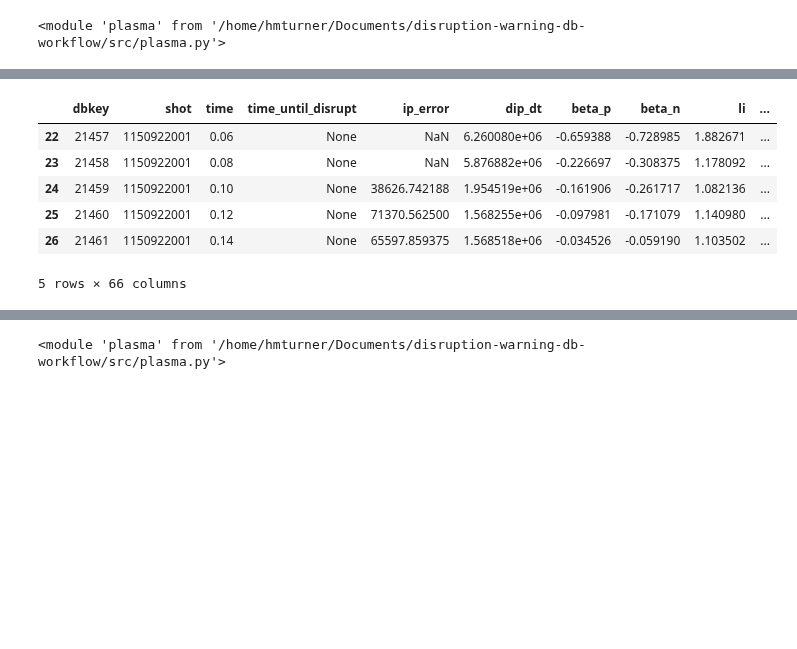
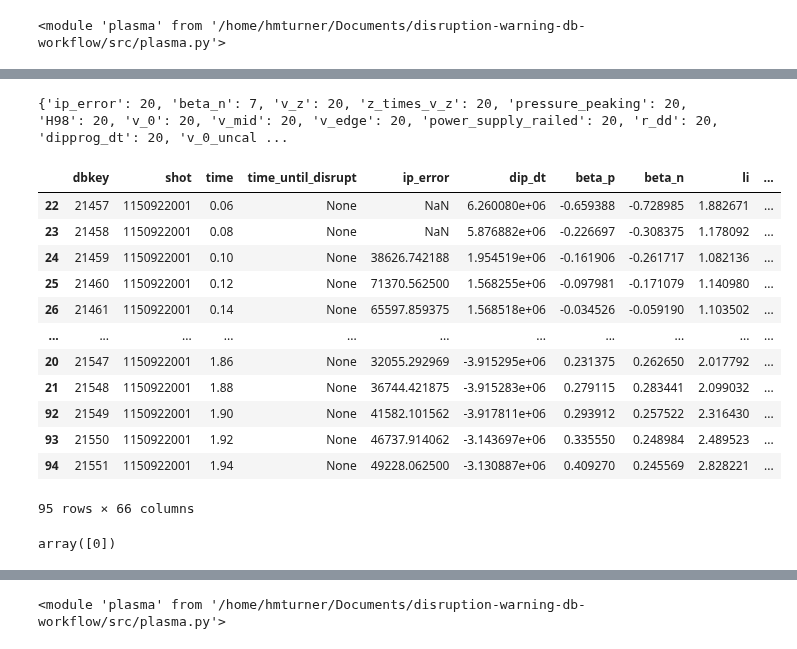
Before and after one commit to MIT-PSFC/disruption-py, a Jupyter notebook: src/examples.ipynb, the cells around one changed output, grey strips where cells are left out. Drawn from its saved outputs; the diff is of its cells as text; code cells hidden in the pictures; blank space fills up the shorter version.

```diff
--- a/src/examples.ipynb
+++ b/src/examples.ipynb
@@ -12,12 +97,28 @@ importlib.reload(plasma)
+# %%
+print(na_value_dict)
+# %% [output]
+{'ip_error': 20, 'beta_n': 7, 'v_z': 20, 'z_times_v_z': 20, 'pressure_peaking': 20, 'H98': 20, 'v_0': 20, 'v_mid': 20, 'v_edge': 20, 'power_supply_railed': 20, 'r_dd': 20, 'dipprog_dt': 20, 'v_0_uncal ...
 # %%
     test_handler = database.DatabaseHandler.create_cmod_handler()
-    test_shot = test_handler.get_shot('1150922001')
-    test_shot.data.sort_values('time').head()
+    disruption_shots = test_handler.get_disruption_shotlist()
+    test_shot = test_handler.get_shot('1150922001') # Make default time sorted
+    test_shot.data.sort_values('time')
 # %% [output]
 |  | dbkey | shot | time | time_until_disrupt | ip_error | dip_dt | beta_p | beta_n | li | ... |
 | 22 | 21457 | 1150922001 | 0.06 | None | NaN | 6.260080e+06 | -0.659388 | -0.728985 | 1.882671 | ... |
 | 23 | 21458 | 1150922001 | 0.08 | None | NaN | 5.876882e+06 | -0.226697 | -0.308375 | 1.178092 | ... |
 | 24 | 21459 | 1150922001 | 0.10 | None | 38626.742188 | 1.954519e+06 | -0.161906 | -0.261717 | 1.082136 | ... |
 | 25 | 21460 | 1150922001 | 0.12 | None | 71370.562500 | 1.568255e+06 | -0.097981 | -0.171079 | 1.140980 | ... |
 | 26 | 21461 | 1150922001 | 0.14 | None | 65597.859375 | 1.568518e+06 | -0.034526 | -0.059190 | 1.103502 | ... |
+| ... | ... | ... | ... | ... | ... | ... | ... | ... | ... | ... |
+| 20 | 21547 | 1150922001 | 1.86 | None | 32055.292969 | -3.915295e+06 | 0.231375 | 0.262650 | 2.017792 | ... |
+| 21 | 21548 | 1150922001 | 1.88 | None | 36744.421875 | -3.915283e+06 | 0.279115 | 0.283441 | 2.099032 | ... |
+| 92 | 21549 | 1150922001 | 1.90 | None | 41582.101562 | -3.917811e+06 | 0.293912 | 0.257522 | 2.316430 | ... |
+| 93 | 21550 | 1150922001 | 1.92 | None | 46737.914062 | -3.143697e+06 | 0.335550 | 0.248984 | 2.489523 | ... |
+| 94 | 21551 | 1150922001 | 1.94 | None | 49228.062500 | -3.130887e+06 | 0.409270 | 0.245569 | 2.828221 | ... |
-5 rows × 66 columns
+95 rows × 66 columns
+# %%
+import pandas as pd
+pd.unique(test_shot.data['intentional_disruption'])
+# %% [output]
+array([0])
```
Also changed, not shown: parts of 16 cells of this notebook, 3 other files.
